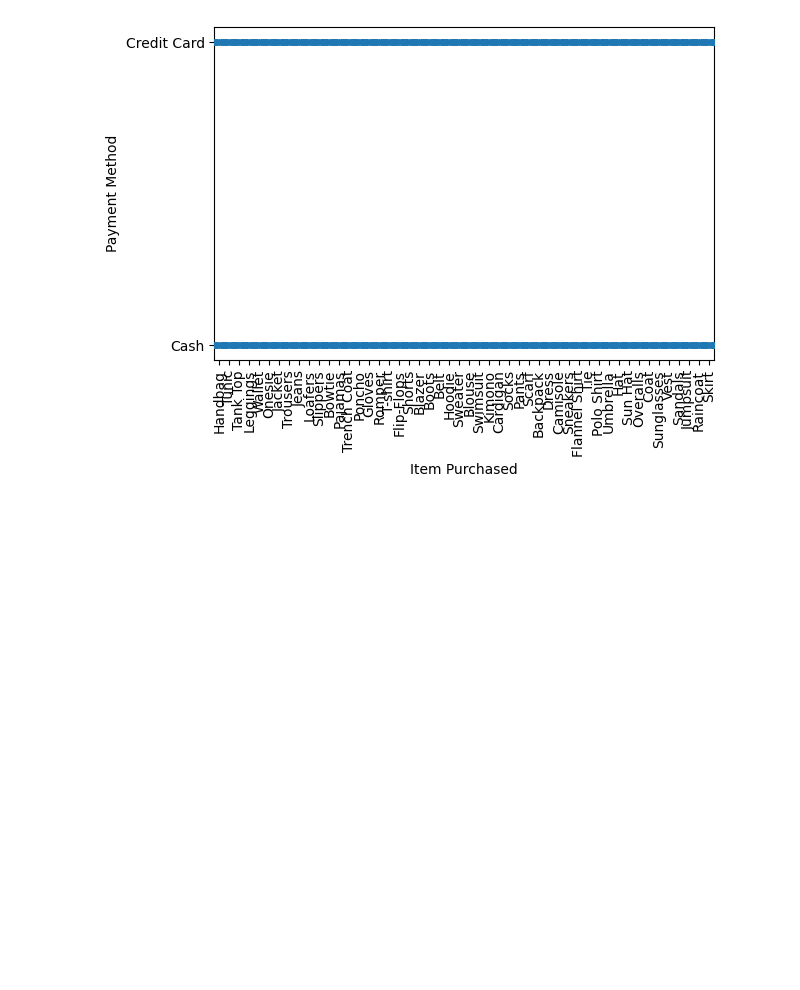
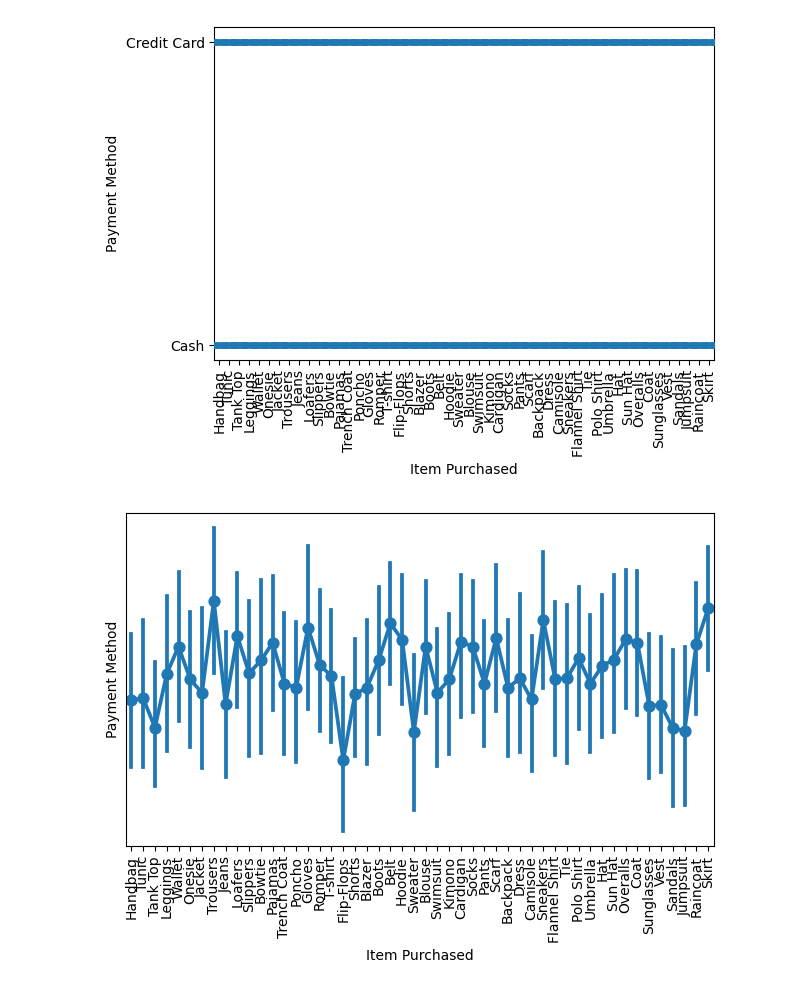
Before and after one commit to T-REX-C0DER/Data-Visualization-with-Python, a Jupyter notebook: Seaborn_Categorical_Plotings.ipynb, the cells around one changed output. Drawn from its saved outputs; the diff is of its cells as text; code cells hidden in the pictures; blank space fills up the shorter version.

Commit message:
point plot

```diff
--- a/Seaborn_Categorical_Plotings.ipynb
+++ b/Seaborn_Categorical_Plotings.ipynb
@@ -66,3 +66,11 @@ plt.tight_layout()
 plt.show()
 # %% [output]
 [figure]
+# %%
+# PointPlot
+sns.pointplot(data=df , x = "Item Purchased" , y = "Payment Method")
+plt.xticks(rotation=90)
+plt.tight_layout()
+plt.show()
+# %% [output]
+[figure, added]
```
